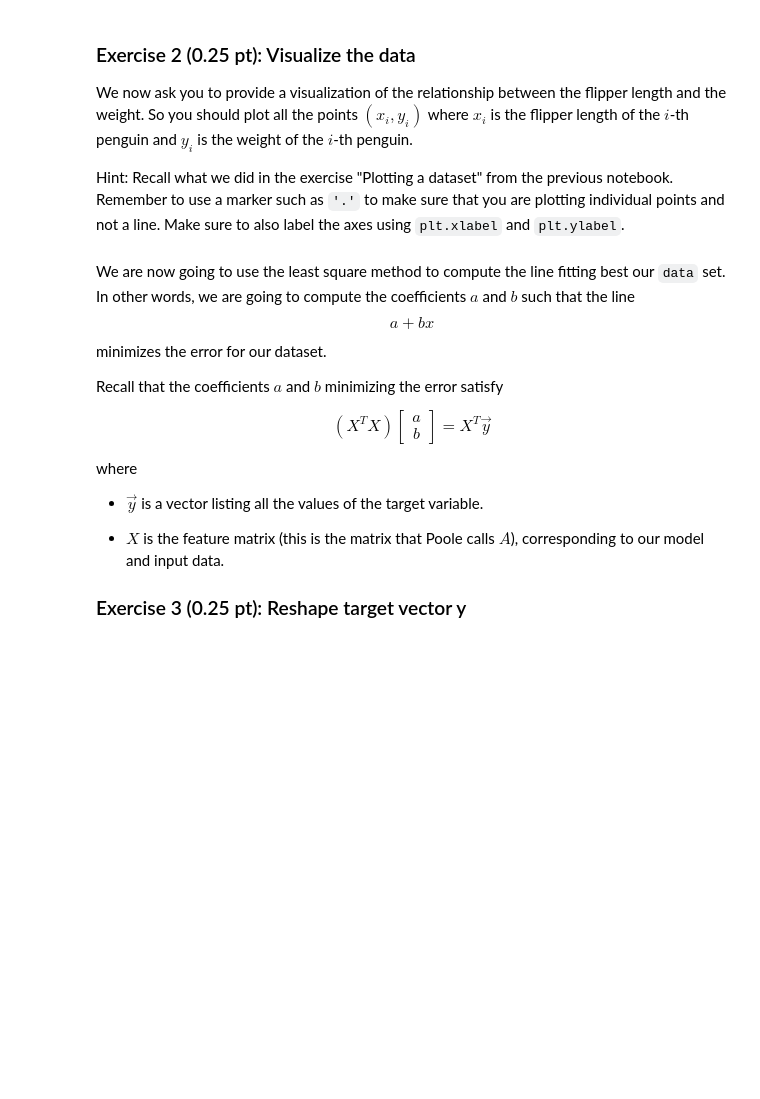
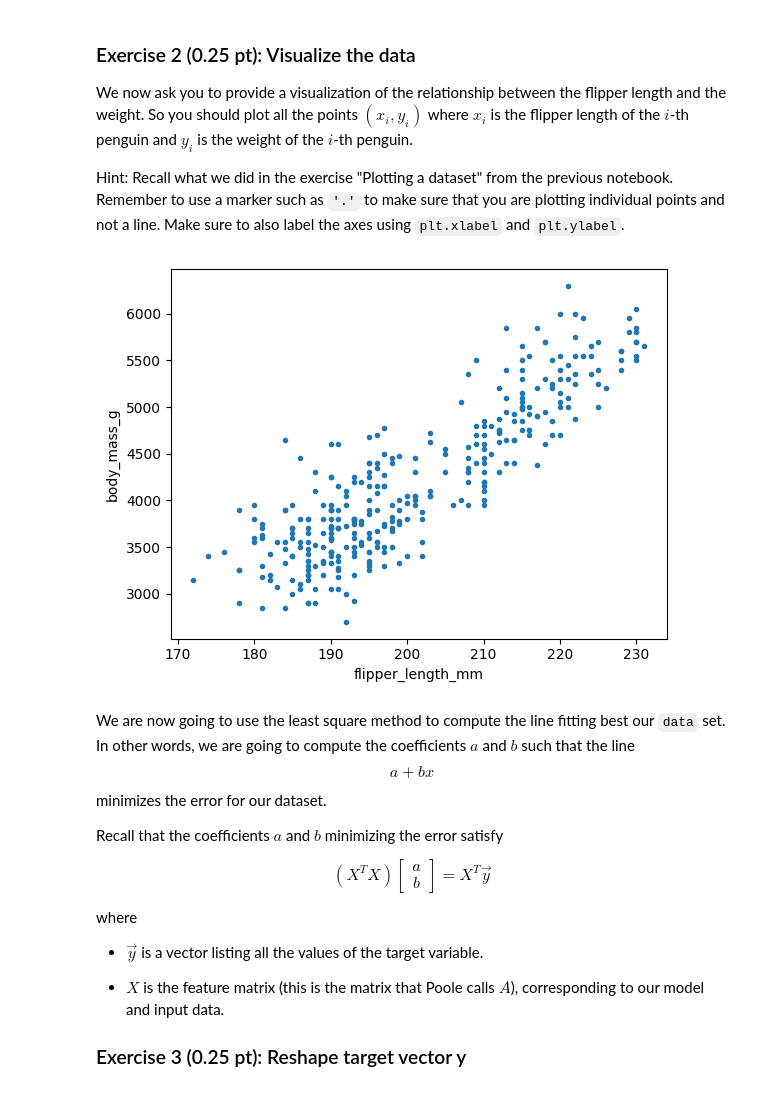
Before and after one commit to JHBeets/School, a Jupyter notebook: progHW2.ipynb, the cells around one changed output. Saved outputs shown, nothing was run; the diff lists cells and outputs as text; code cells hidden in the pictures; blank space fills up the shorter version.

```diff
--- a/progHW2.ipynb
+++ b/progHW2.ipynb
@@ -87,8 +72,13 @@ Hint: Recall what we did in the exercise "Plotting a dataset" from the previous
 # %%
 # Hint: Work using the given variables dataset_fig and dataset_ax. Do NOT change these names.
 dataset_fig, dataset_ax = plt.subplots()
 # Hint: Use dataset_ax.plot()
-#. Your solution here ...|
+plt.plot(data.flipper_length_mm, data.body_mass_g, marker = '.', ls = '')
+plt.xlabel('flipper_length_mm')
+plt.ylabel('body_mass_g')
+plt.show()
+# %% [output]
+[figure, added]
 # %% [markdown]
 We are now going to use the least square method to compute the line fitting best our `data` set. In other words, we are going to compute the coefficients $a$ and $b$ such that the line
 $$
```
Also changed, not shown: parts of 1 cell of this notebook.
